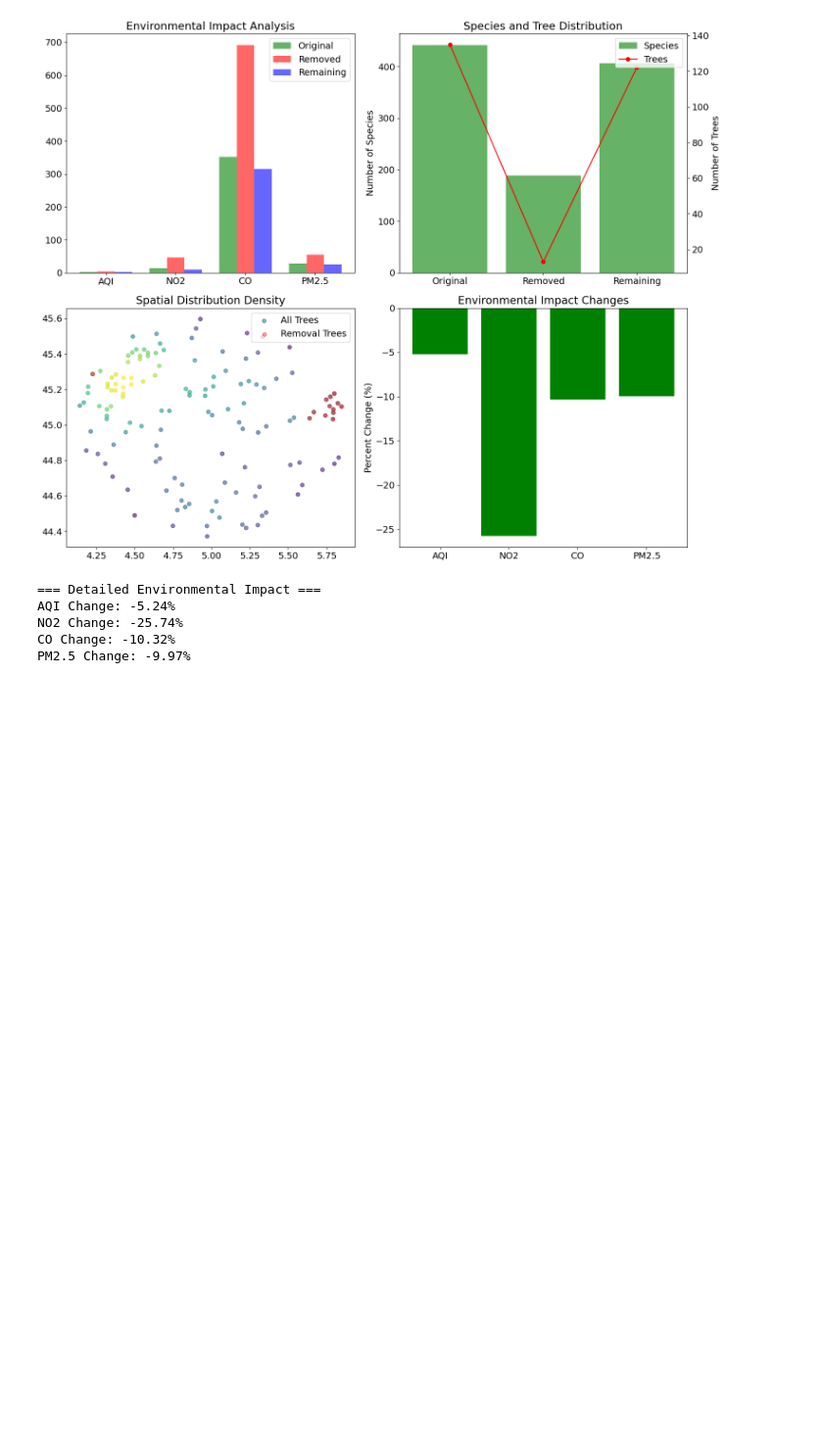
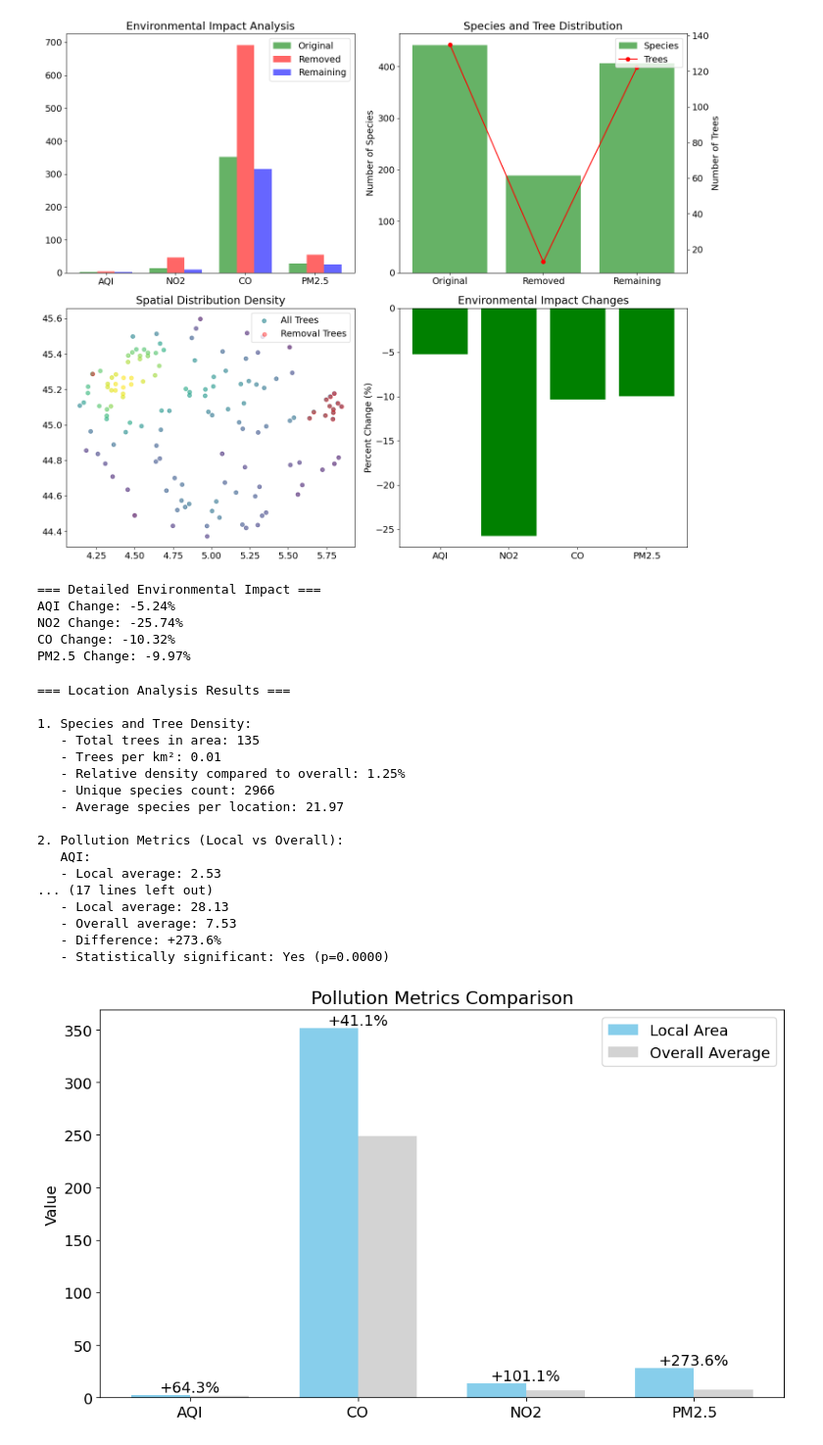
Before and after one commit to debuganagha/My-AQI-Trees-Project, a Jupyter notebook: location.ipynb, the cells around one changed output. Shown at 98% size. Drawn from its saved outputs; the diff is of its cells as text; code cells hidden in the pictures; blank space fills up the shorter version.

```diff
--- a/location.ipynb
+++ b/location.ipynb
@@ -673,0 +987,36 @@ PM2.5 Change: -9.97%
+# %%
+# Example usage:
+merged_data = load_data()
+merged_data = calculate_criteria(merged_data)
+
+# Specify your location and radius
+input_coords = (45.0, 5)  # Example coordinates
+radius_km = 70
+
+# Run the analysis
+analysis_results = analyze_location_metrics(merged_data, input_coords, radius_km)
+
+# Print the formatted results
+print(analysis_results["formatted_results"])
+
+# Plot the pollution comparison
+plot_pollution_comparison(analysis_results)
+# %% [output]
+=== Location Analysis Results ===
+
+1. Species and Tree Density:
+   - Total trees in area: 135
+   - Trees per km²: 0.01
+   - Relative density compared to overall: 1.25%
+   - Unique species count: 2966
+   - Average species per location: 21.97
+
+2. Pollution Metrics (Local vs Overall):
+   AQI:
+   - Local average: 2.53
+... (17 lines left out)
+   - Local average: 28.13
+   - Overall average: 7.53
+   - Difference: +273.6%
+   - Statistically significant: Yes (p=0.0000)
+[figure, added]
```
Also changed, not shown: parts of 4 cells of this notebook, 9 other files.
